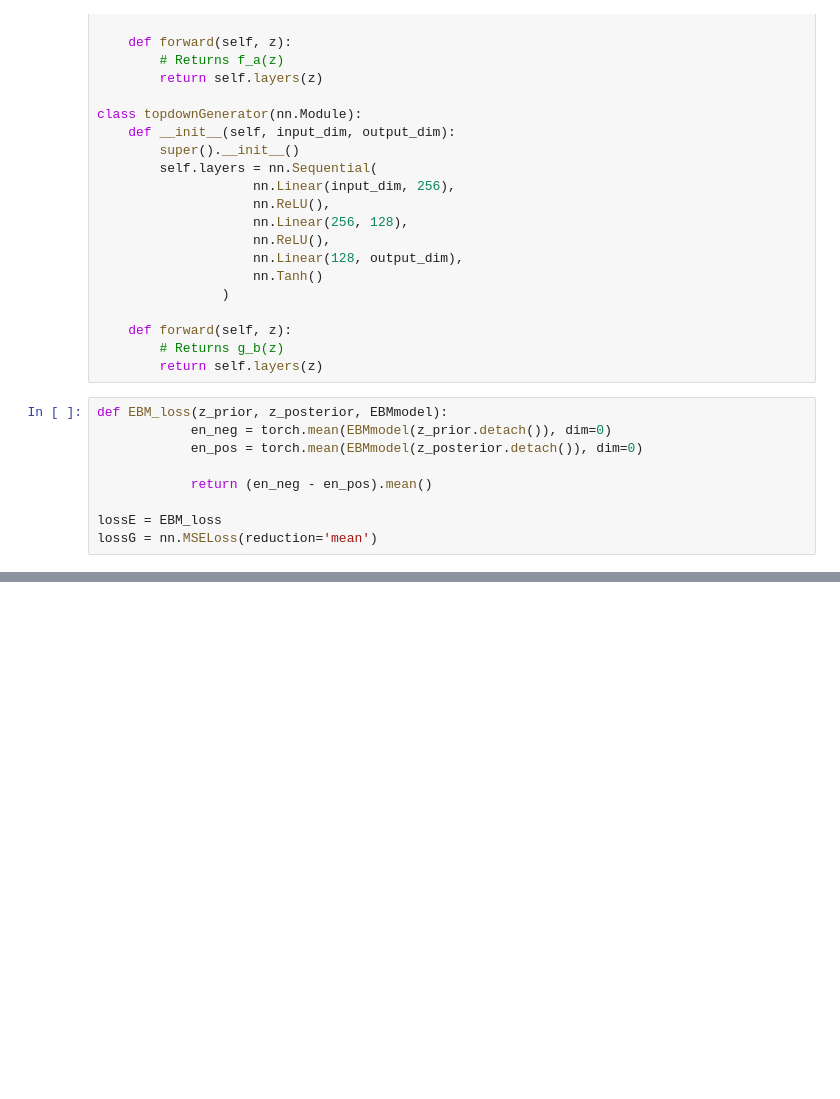
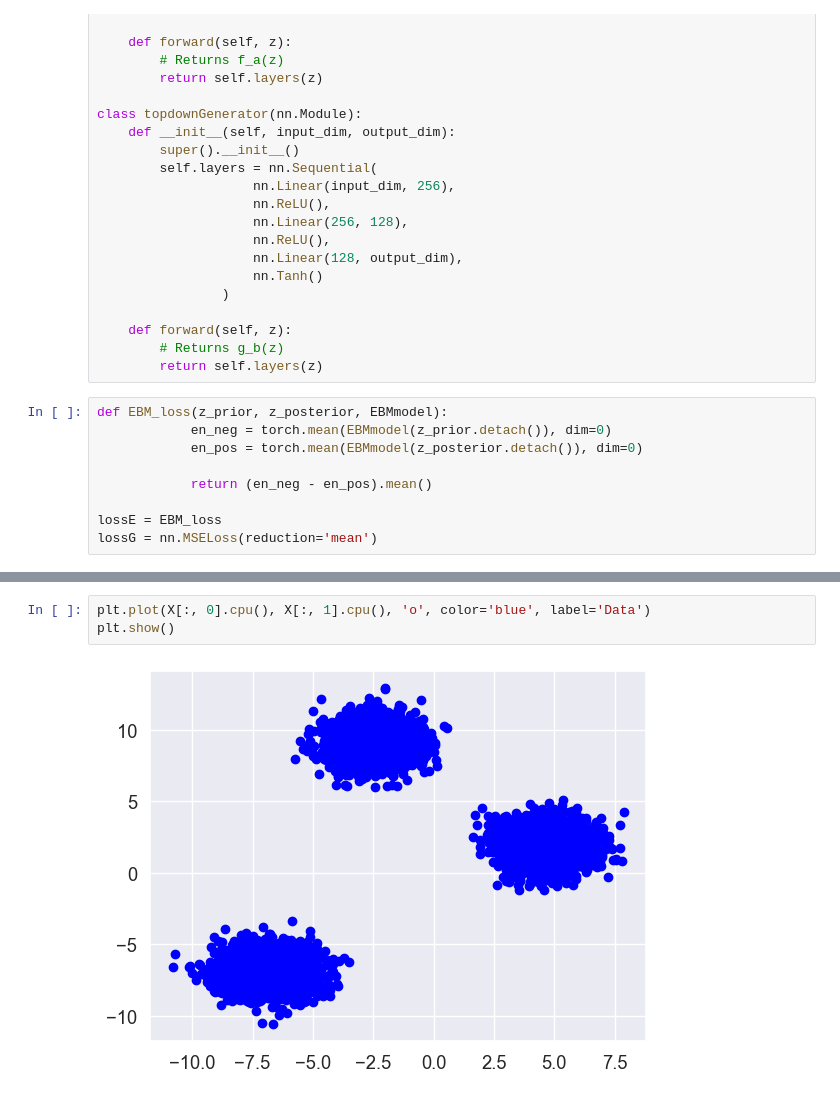
Before and after one commit to PritRaj1/IIB-Project-LatentEBM-Variance-Study, a Jupyter notebook: Notebooks/VanillaLatentEBM MkII.ipynb, the cells around one changed output, grey strips where cells are left out. Cells and saved outputs as stored; diff of their text form; blank space fills up the shorter version.

```diff
--- a/Notebooks/VanillaLatentEBM MkII.ipynb
+++ b/Notebooks/VanillaLatentEBM MkII.ipynb
@@ -277,0 +287,5 @@ STAGE:2023-11-10 15:03:13 204348:204348 output_json.cpp:417] Completed Stage: Po
+# %%
+plt.plot(X[:, 0].cpu(), X[:, 1].cpu(), 'o', color='blue', label='Data')
+plt.show()
+# %% [output]
+[figure, added]
```
Also changed, not shown: parts of 5 cells of this notebook, 3 other files.
